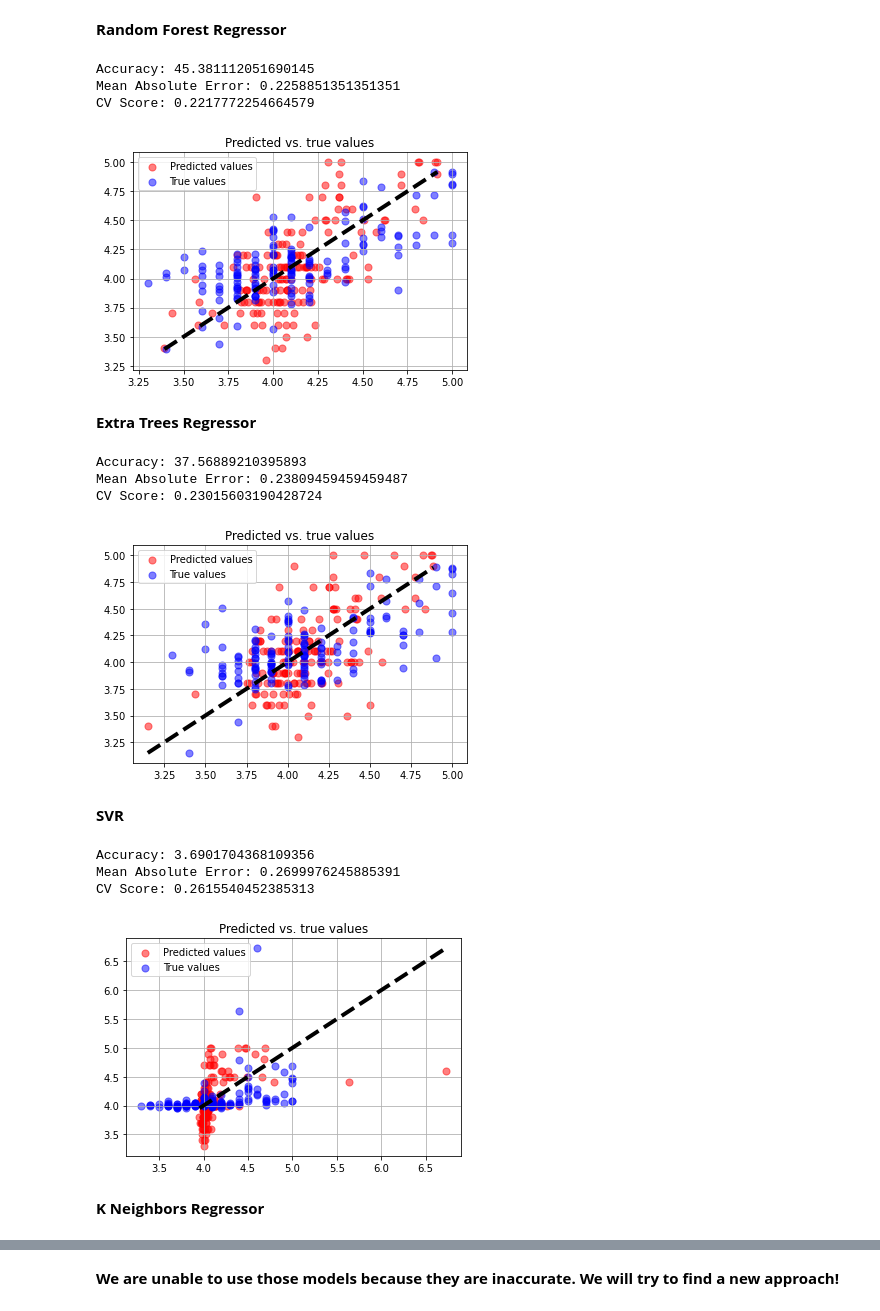
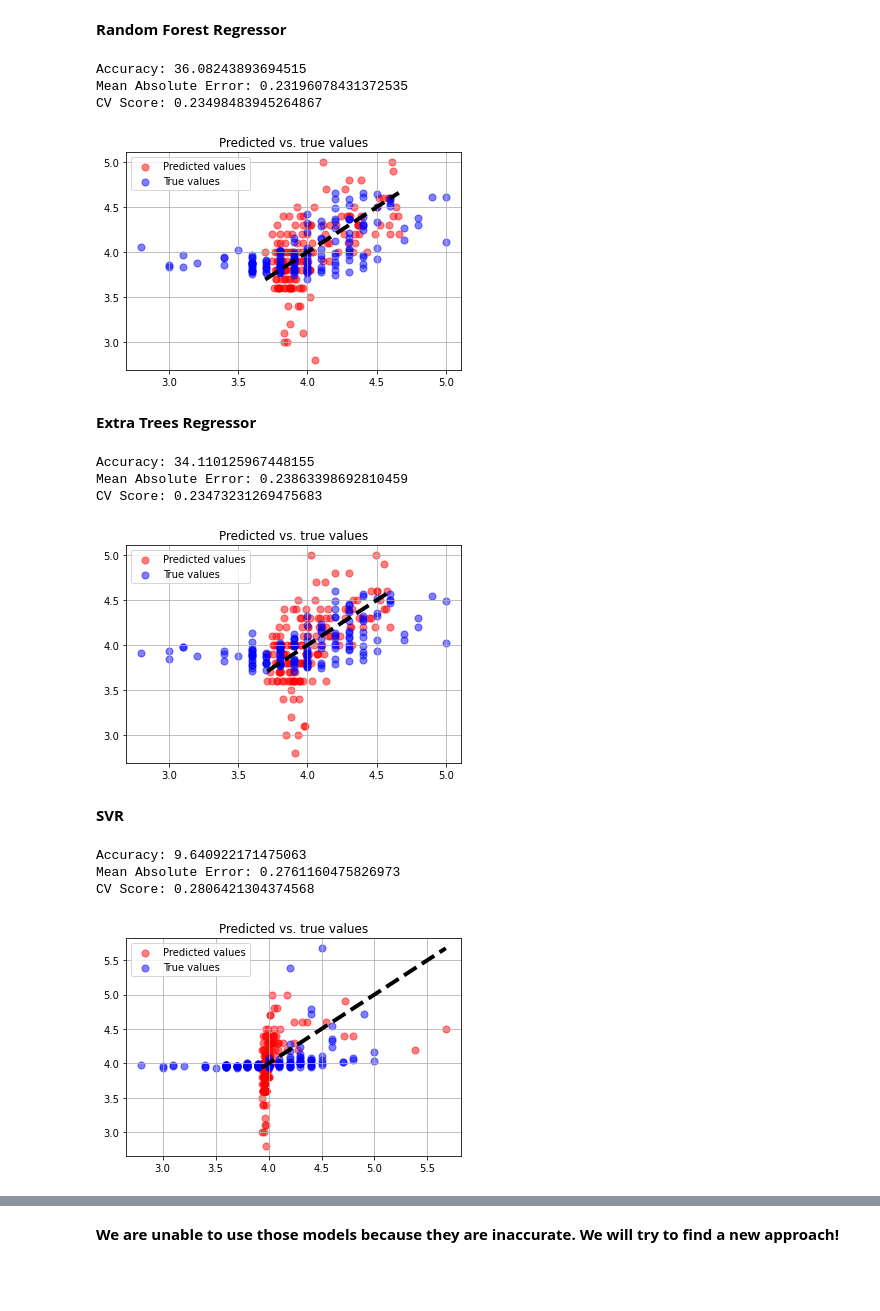
Before and after one commit to arielya10/Wine-Ranking-Prediction, a Jupyter notebook: Wine Ranking Prediction.ipynb, the cells around one changed output, grey strips where cells are left out. Saved outputs shown, nothing was run; the diff lists cells and outputs as text; code cells hidden in the pictures; blank space fills up the shorter version.

```diff
--- a/Wine Ranking Prediction.ipynb
+++ b/Wine Ranking Prediction.ipynb
@@ -155 +137,6 @@ df
+# %%
+df['reviews'] = df['reviews'].str.lower().str.replace(r'[^\w\s]', '', regex=True)
+# %%
+df['reviews'] = df['reviews'].apply(lambda x: x if x else None)
+df = df.dropna(subset=['reviews'])
 # %% [markdown]
@@ -157,6 +144,7 @@ df
 # %%
 df = df[df['rating'] != 0]
-df = df[df['rating_count'] > 18]
+df = df[df['abv'] != 0]
+df = df[df['rating_count'] > 8]
 # %% [markdown]
 **The code performs several transformations on the DataFrame**
 # %%
@@ -297,7 +324,11 @@ plt.show()
 # %% [markdown]
 **Divide into independent and dependent variables**
 # %%
-X = df.drop(columns=['rating','product_name','varietal','origin'])
+from sklearn.feature_extraction.text import TfidfVectorizer
+X = df.drop(columns=['rating','product_name','varietal','origin','reviews'])
+vectorizer = TfidfVectorizer()
+reviews = vectorizer.fit_transform(df['reviews'])
+X = np.concatenate((reviews.toarray(), X), axis=1)
 y = df['rating']
 x_train, x_test, y_train, y_test = train_test_split(X, y, test_size=0.25, random_state=42)
 # %% [markdown]
@@ -353,10 +384,10 @@ from sklearn.ensemble import RandomForestRegressor
 random_forest = RandomForestRegressor()
 trained_model, y_pred_rf , accuracy_rf = classify(random_forest, x_train, x_test, y_train, y_test)
 # %% [output]
-Accuracy: 45.381112051690145
-Mean Absolute Error: 0.2258851351351351
-CV Score: 0.2217772254664579
+Accuracy: 36.08243893694515
+Mean Absolute Error: 0.23196078431372535
+CV Score: 0.23498483945264867
-[figure, old version]
+[figure, new version]
 # %% [markdown]
 **Extra Trees Regressor**
 # %%
@@ -364,20 +395,18 @@ from sklearn.ensemble import ExtraTreesRegressor
 extra_trees_model = ExtraTreesRegressor()
 trained_model, y_pred_et , accuracy_et = classify(extra_trees_model, x_train, x_test, y_train, y_test)
 # %% [output]
-Accuracy: 37.56889210395893
-Mean Absolute Error: 0.23809459459459487
-CV Score: 0.23015603190428724
+Accuracy: 34.110125967448155
+Mean Absolute Error: 0.23863398692810459
+CV Score: 0.23473231269475683
-[figure, old version]
+[figure, new version]
 # %% [markdown]
 **SVR**
 # %%
 from sklearn.svm import SVR
-svr_model = SVR(kernel='linear')
+svr_model = SVR()
 trained_model, y_pred_sv , accuracy_sv = classify(svr_model, x_train, x_test, y_train, y_test)
 # %% [output]
-Accuracy: 3.6901704368109356
-Mean Absolute Error: 0.2699976245885391
-CV Score: 0.2615540452385313
+Accuracy: 9.640922171475063
+Mean Absolute Error: 0.2761160475826973
+CV Score: 0.2806421304374568
-[figure, old version]
+[figure, new version]
-# %% [markdown]
-**K Neighbors Regressor**
```
Also changed, not shown: parts of 55 cells of this notebook, 1 other file.
